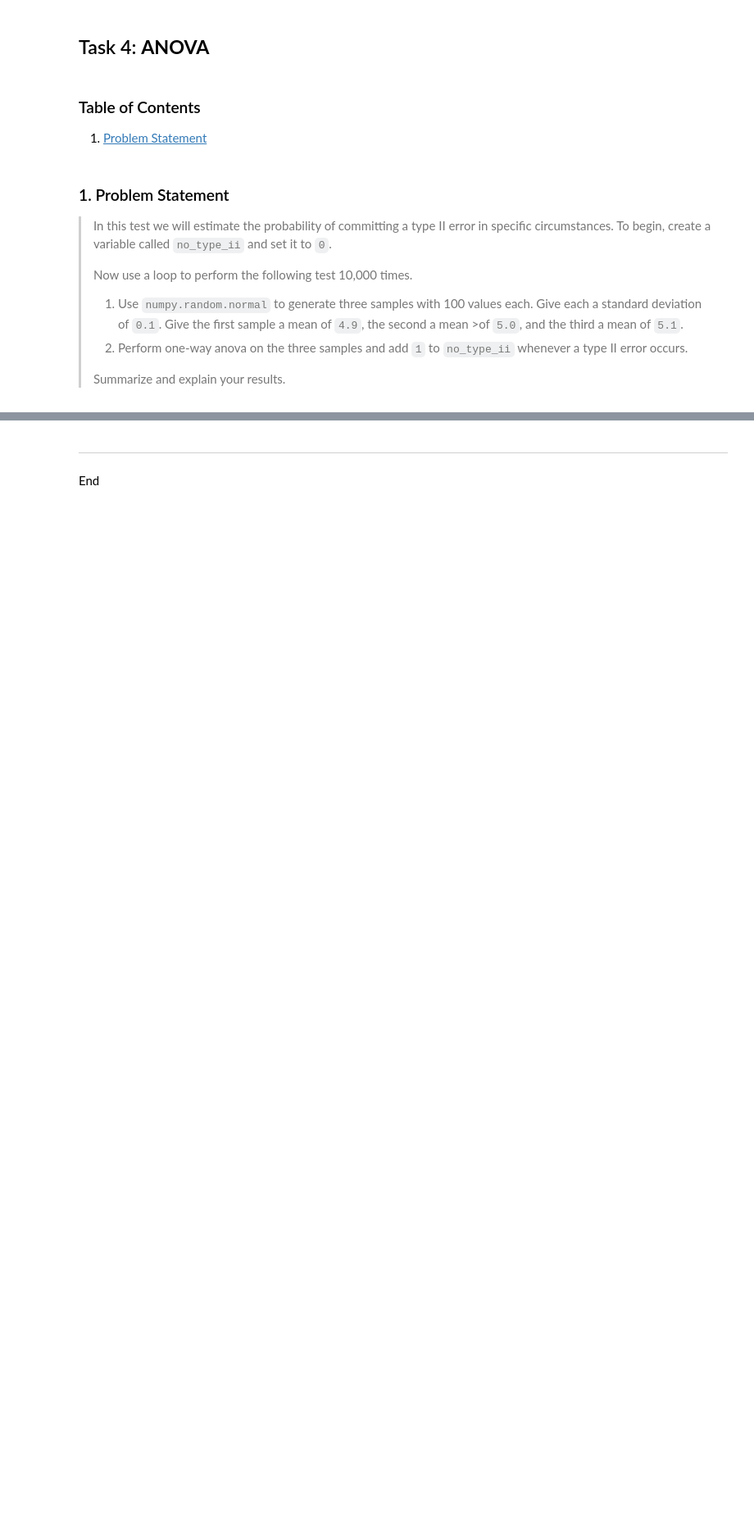
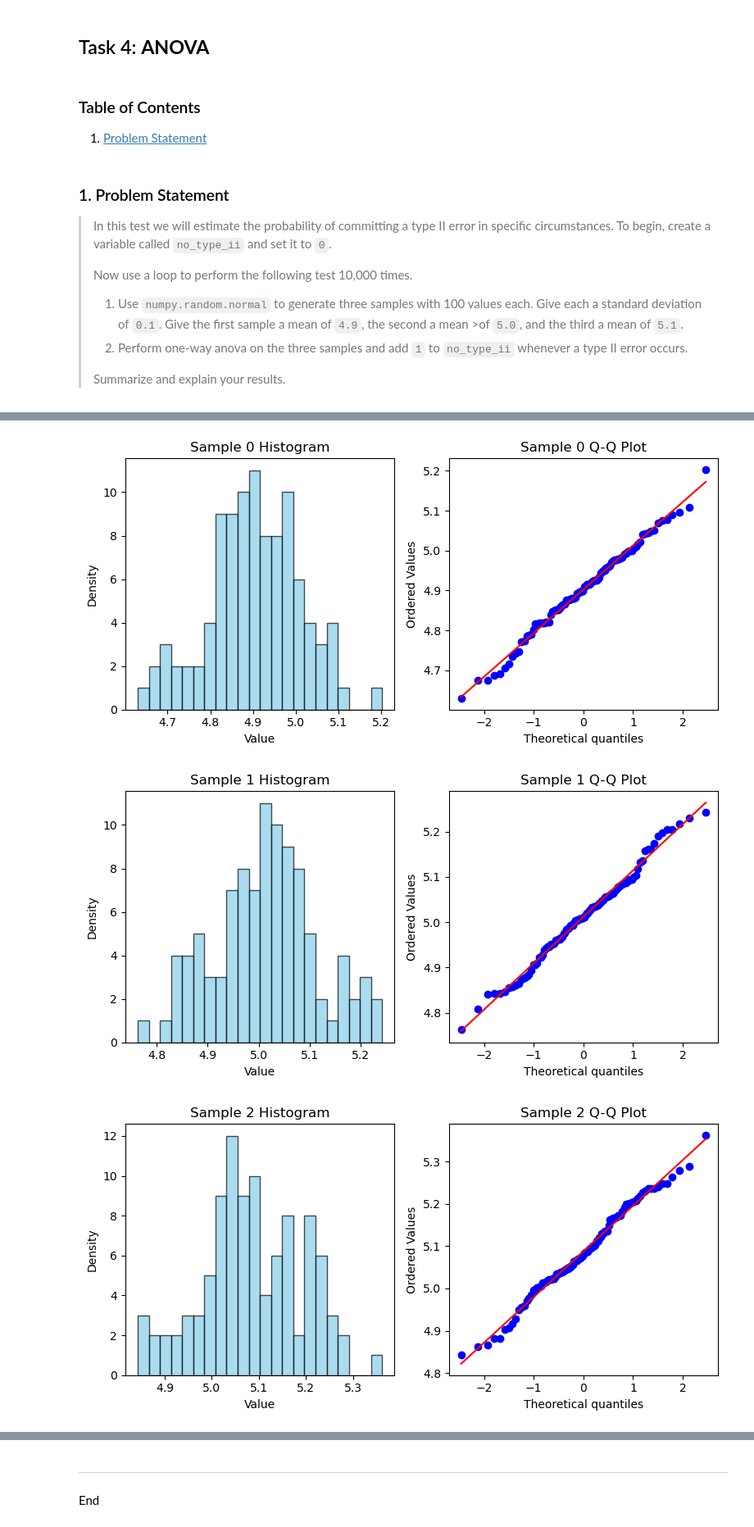
Before and after one commit to C-3sc0/applied_statistics, a Jupyter notebook: tasks.ipynb, the cells around one changed output, grey strips where cells are left out. Shown at 82% size. Saved outputs shown, nothing was run; the diff lists cells and outputs as text; code cells hidden in the pictures; blank space fills up the shorter version.

```diff
--- a/tasks.ipynb
+++ b/tasks.ipynb
@@ -964,0 +1009,10 @@ As demonstrated in Task 1, the p-value is used to assess the significance of the
+# %%
+# Sample parameters
+n_samples = 100
+std = 0.1
+mean = [4.9, 5.0, 5.1]
+
+# Generate three samples with the given means and standard deviation
+sample1 = np.random.normal(mean[0], std, n_samples)
+sample2 = np.random.normal(mean[1], std, n_samples)
+sample3 = np.random.normal(mean[2], std, n_samples)
@@ -964,0 +1023,21 @@ As demonstrated in Task 1, the p-value is used to assess the significance of the
+# %%
+# visualize histograms and Q-Q plots for each sample
+for i, sample in enumerate([sample1, sample2, sample3]):
+    fig, ax = plt.subplots(1, 2, figsize=(8, 4))
+
+    # Histogram properties
+    ax[0].hist(sample, bins=22, alpha=0.7, color='skyblue', edgecolor='black')
+    ax[0].set_title(f"Sample {i} Histogram")
+    ax[0].set_xlabel("Value")
+    ax[0].set_ylabel("Density")
+
+    # Q-Q Plot
+    stats.probplot(sample, dist="norm", plot=ax[1])
+    ax[1].set_title(f"Sample {i} Q-Q Plot")
+
+    plt.tight_layout()
+    plt.show()
+# %% [output]
+[figure, added]
+[figure, added]
+[figure, added]
```
Also changed, not shown: parts of 54 cells of this notebook.
